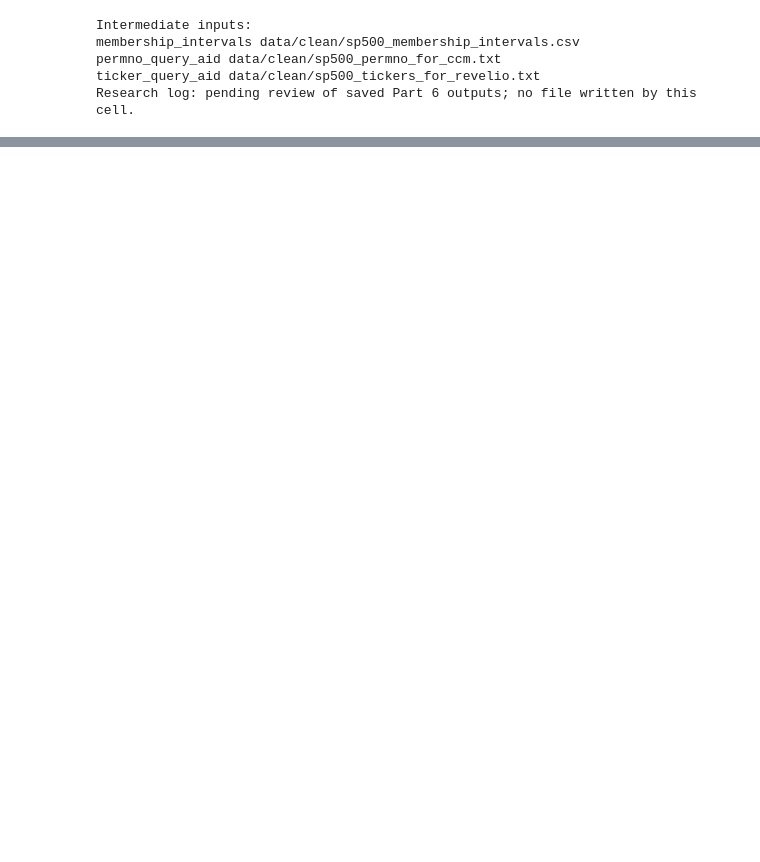
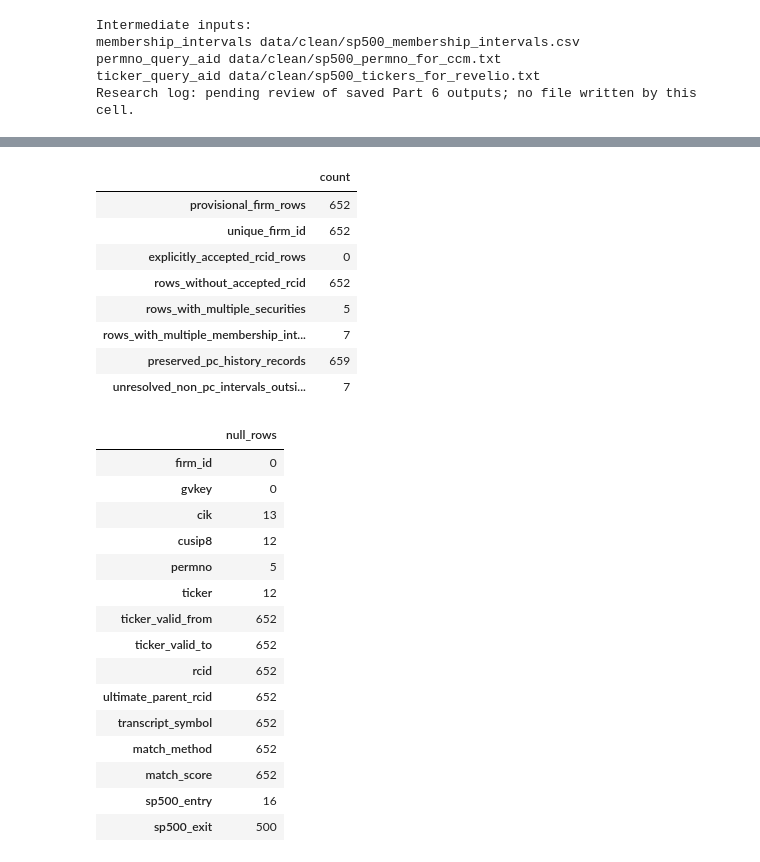
Before and after one commit to kptransfer2024-cmd/ai-workforce-statements, a Jupyter notebook: code/notebooks/01_build_firm_crosswalk.ipynb, the cells around one changed output, grey strips where cells are left out. Cells and saved outputs as stored; diff of their text form; code cells hidden in the pictures; blank space fills up the shorter version.

```diff
--- a/code/notebooks/01_build_firm_crosswalk.ipynb
+++ b/code/notebooks/01_build_firm_crosswalk.ipynb
@@ -2846,0 +3061,49 @@ Research log: pending review of saved Part 6 outputs; no file written by this ce
+# %%
+assert crosswalk["firm_id"].notna().all() and crosswalk["firm_id"].is_unique
+assert crosswalk["gvkey"].notna().all() and crosswalk["gvkey"].is_unique
+assert set(crosswalk["gvkey"]) == set(candidate_companies["gvkey_key"])
+assert crosswalk["cusip8"].dropna().str.len().eq(8).all()
+assert crosswalk.loc[crosswalk["rcid"].notna(), "decision_basis"].notna().all()
+assert set(crosswalk.loc[crosswalk["rcid"].notna(), "gvkey"]) == set(rcid_decisions["gvkey_key"])
+preserved_history_rows = sum(len(json.loads(value)) for value in crosswalk["historical_links_json"])
+assert preserved_history_rows == len(primary_links)
+for column in ["ticker_valid_from", "ticker_valid_to", "transcript_symbol", "match_score"]:
+    assert crosswalk[column].isna().all()
+export_diagnostics = pd.Series({
+    "provisional_firm_rows": len(crosswalk),
+    "unique_firm_id": crosswalk["firm_id"].nunique(),
+    "explicitly_accepted_rcid_rows": int(crosswalk["rcid"].notna().sum()),
+    "rows_without_accepted_rcid": int(crosswalk["rcid"].isna().sum()),
+    "rows_with_multiple_securities": int(crosswalk["linked_permno_count"].gt(1).sum()),
+    "rows_with_multiple_membership_intervals": int(crosswalk["membership_interval_count"].gt(1).sum()),
+    "preserved_pc_history_records": preserved_history_rows,
+    "unresolved_non_pc_intervals_outside_firm_universe": len(uncovered_pc_intervals),
+}, name="count")
+display(export_diagnostics.to_frame())
+display(crosswalk[required_crosswalk_columns].isna().sum().rename("null_rows").to_frame())
+# %% [output]
+|  | count |
+| provisional_firm_rows | 652 |
+| unique_firm_id | 652 |
+| explicitly_accepted_rcid_rows | 0 |
+| rows_without_accepted_rcid | 652 |
+| rows_with_multiple_securities | 5 |
+| rows_with_multiple_membership_int... | 7 |
+| preserved_pc_history_records | 659 |
+| unresolved_non_pc_intervals_outsi... | 7 |
+|  | null_rows |
+| firm_id | 0 |
+| gvkey | 0 |
+| cik | 13 |
+| cusip8 | 12 |
+| permno | 5 |
+| ticker | 12 |
+| ticker_valid_from | 652 |
+| ticker_valid_to | 652 |
+| rcid | 652 |
+| ultimate_parent_rcid | 652 |
+| transcript_symbol | 652 |
+| match_method | 652 |
+| match_score | 652 |
+| sp500_entry | 16 |
+| sp500_exit | 500 |
```
Also changed, not shown: parts of 15 cells of this notebook.
